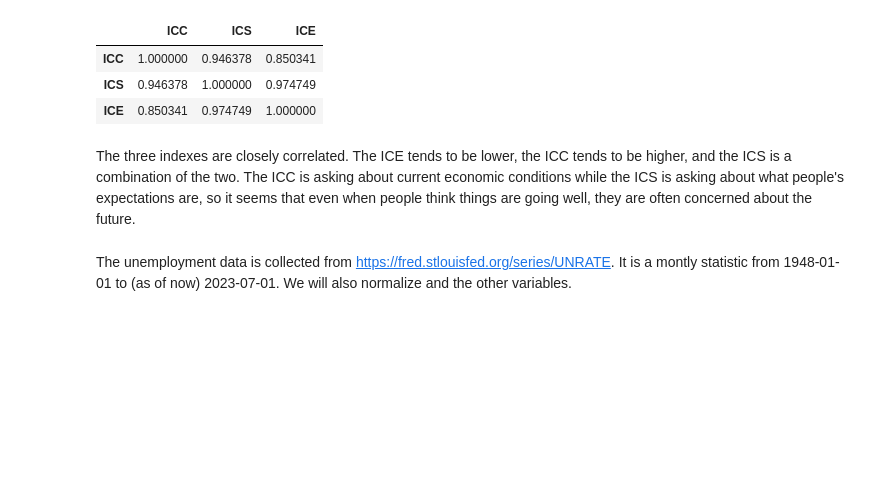
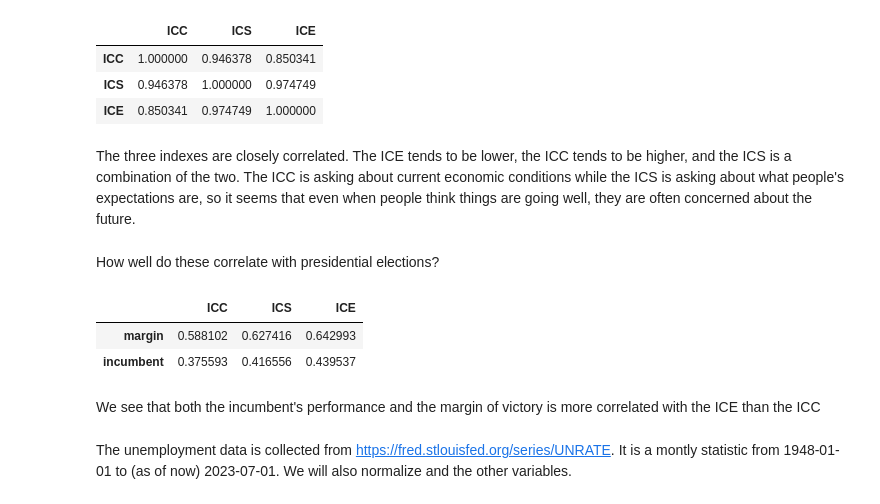
Before and after one commit to nwbvt/economic_perception, a Jupyter notebook: EconomySentiment.ipynb, the cells around one changed output. Cells and saved outputs as stored; diff of their text form; code cells hidden in the pictures; blank space fills up the shorter version.

Commit message:
Add presidential election data

```diff
--- a/EconomySentiment.ipynb
+++ b/EconomySentiment.ipynb
@@ -79,6 +80,29 @@ data.corr()
 | ICE | 0.850341 | 0.974749 | 1.000000 |
 # %% [markdown]
 The three indexes are closely correlated. The ICE tends to be lower, the ICC tends to be higher, and the ICS is a combination of the two. The ICC is asking about current economic conditions while the ICS is asking about what people's expectations are, so it seems that even when people think things are going well, they are often concerned about the future.
+# %% [markdown]
+How well do these correlate with presidential elections?
+# %%
+election_results = pd.DataFrame([{'month': date(2020, 11, 1), 'incumbent': 46.8, 'challenger': 51.3},
+                                 {'month': date(2016, 11, 1), 'incumbent': 48.2, 'challenger': 46.1},
+                                 {'month': date(2012, 11, 1), 'incumbent': 51.1, 'challenger': 47.2},
+                                 {'month': date(2008, 11, 1), 'incumbent': 45.7, 'challenger': 52.9},
+                                 {'month': date(2004, 11, 1), 'incumbent': 50.7, 'challenger': 48.3},
+                                 {'month': date(2000, 11, 1), 'incumbent': 48.4, 'challenger': 47.9},
+                                 {'month': date(1996, 11, 1), 'incumbent': 49.2, 'challenger': 40.7},
+                                 {'month': date(1992, 11, 1), 'incumbent': 37.5, 'challenger': 43.0},
+                                 {'month': date(1988, 11, 1), 'incumbent': 53.4, 'challenger': 45.7},
+                                 {'month': date(1984, 11, 1), 'incumbent': 58.8, 'challenger': 40.6},
+                                 {'month': date(1980, 11, 1), 'incumbent': 41.0, 'challenger': 50.7}]
+                               ).set_index('month').join(data[['ICC', 'ICS', 'ICE']], how='inner')
+election_results['margin'] = election_results.incumbent - election_results.challenger
+election_results.corr()[['ICC', 'ICS', 'ICE']].loc[['margin', 'incumbent']]
+# %% [output]
+|  | ICC | ICS | ICE |
+| margin | 0.588102 | 0.627416 | 0.642993 |
+| incumbent | 0.375593 | 0.416556 | 0.439537 |
+# %% [markdown]
+We see that both the incumbent's performance and the margin of victory is more correlated with the ICE than the ICC
 # %%
 def norm(series):
     return (series-series.mean())/series.std()
```
Also changed, not shown: parts of 7 cells of this notebook.
